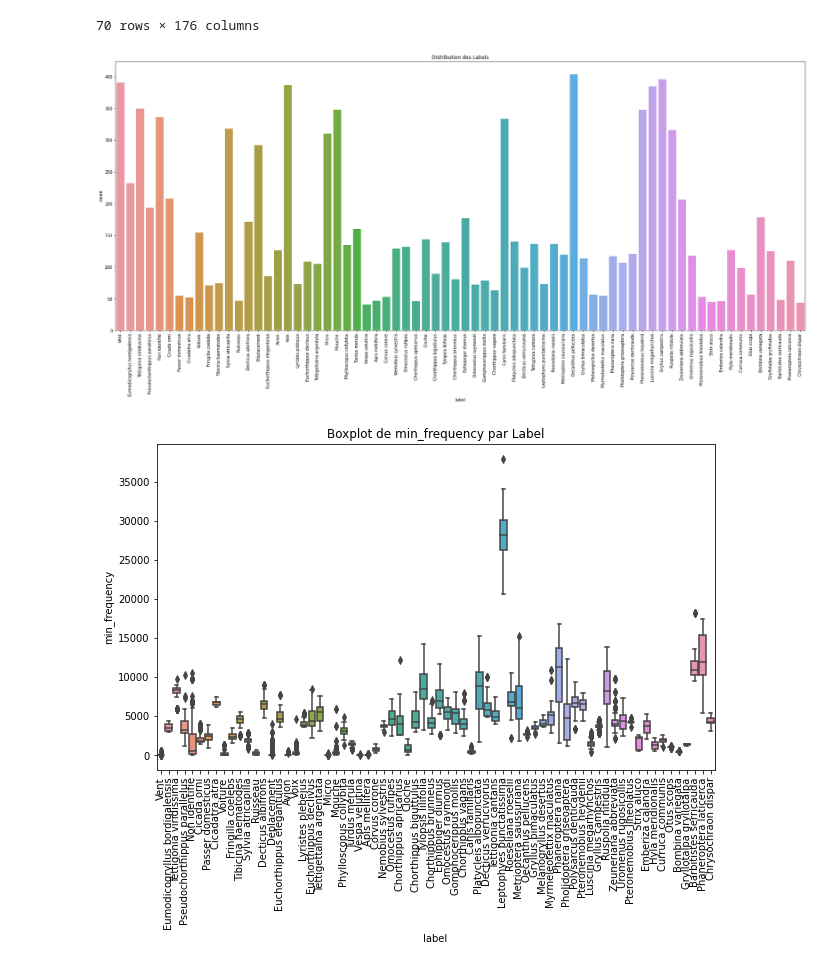
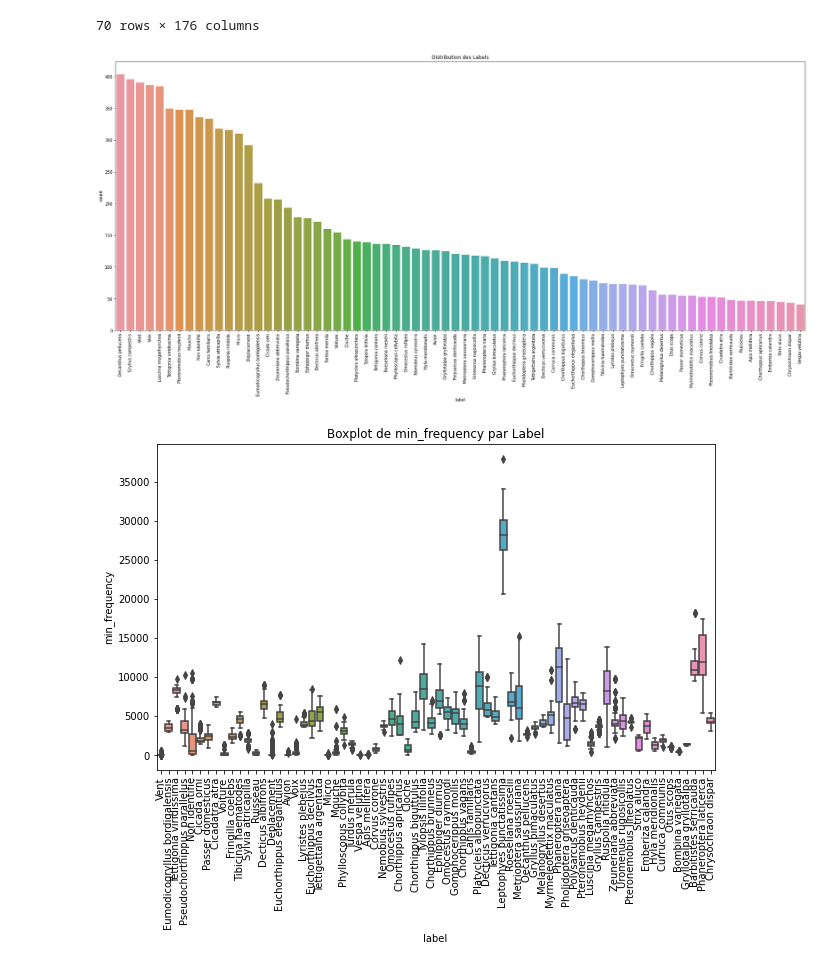
Before and after one commit to LorisGaven/OrthopteraStridulationClassifier, a Jupyter notebook: Notebooks/Analyse_DataSet/statistique.ipynb, the cells around one changed output. Drawn from its saved outputs; the diff is of its cells as text; code cells hidden in the pictures.

```diff
--- a/Notebooks/Analyse_DataSet/statistique.ipynb
+++ b/Notebooks/Analyse_DataSet/statistique.ipynb
@@ -148,13 +173,16 @@ global_5s.groupby('label').describe()
 # %%
 # Visualiser la Distribution des Labels
 
+# Calculer le nombre d'occurrences de chaque label et trier par ce nombre
+label_order = global_5s['label'].value_counts().index
+
 plt.figure(figsize=(30, 12))
-sns.countplot(x='label', data=global_5s)
+sns.countplot(x='label', data=global_5s, order=label_order)
 plt.title('Distribution des Labels')
 plt.xticks(rotation=90)
 plt.show()
 # %% [output]
-[figure, old version]
+[figure, new version]
 # %%
 # Liste des colonnes numériques que vous souhaitez explorer
 colonnes_numeriques = ['min_frequency', 'max_frequency', 'duree_min', 'duree_sec']
```
Also changed, not shown: parts of 3 cells of this notebook.
